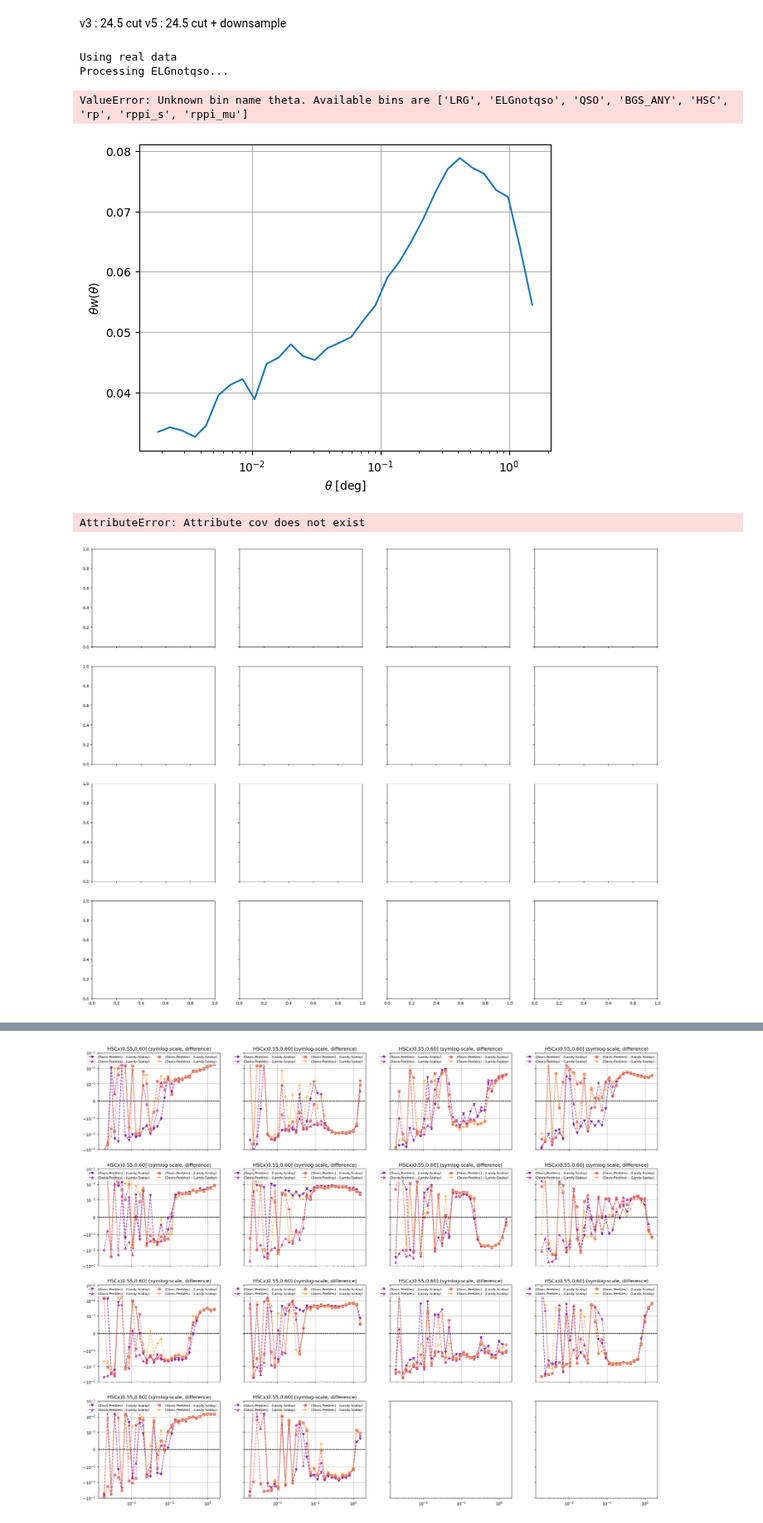
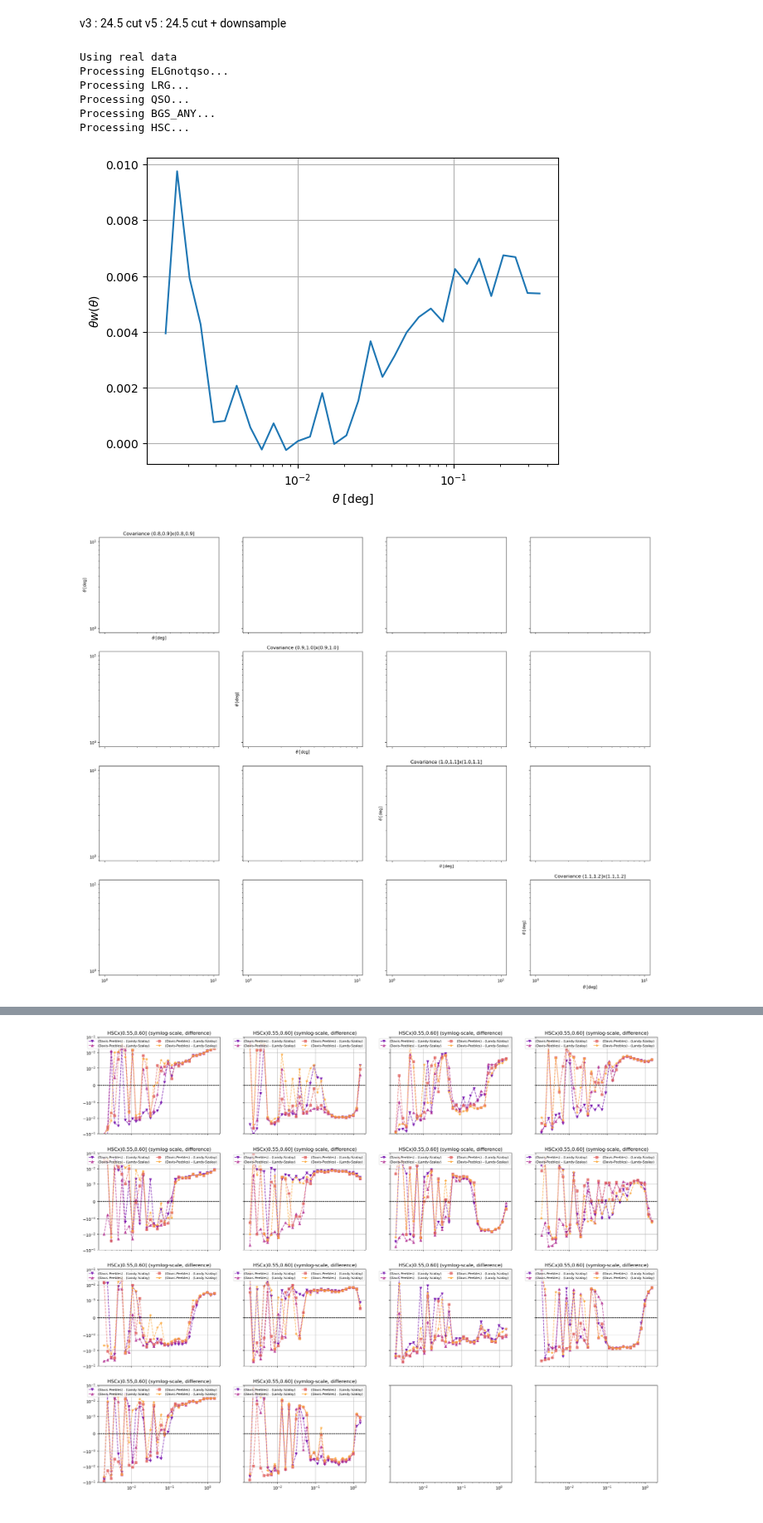
Before and after one commit to JeanCHDJdev/desi-y3-hsc, a Jupyter notebook: src/statistics/nb/plot_crosscorr.ipynb, the cells around one changed output, grey strips where cells are left out. Shown at 83% size. Drawn from its saved outputs; the diff is of its cells as text; code cells hidden in the pictures.

```diff
--- a/src/statistics/nb/plot_crosscorr.ipynb
+++ b/src/statistics/nb/plot_crosscorr.ipynb
@@ -48,68 +83,71 @@ v3 : 24.5 cut
 v5 : 24.5 cut + downsample
 # %%
 importlib.reload(cf)
-file_reader_xcorr = cf.CorrFileReader('../outputs/current/cross')
-tgt1 = 'LRG'
-tgt2 = 'LRG'
+file_reader_xcorr = cf.CorrFileReader('../outputs/current/auto_NGC')
+tgt1 = 'QSO'
+tgt2 = 'QSO'
 moc_idx = 1
 # %%
 importlib.reload(ct)
-importlib.reload(cf)
 file_reader_xcorr.make_dndz(sims=0, overwrite=True)
 # %% [output]
 Using real data
 Processing ELGnotqso...
+Processing LRG...
+Processing QSO...
+Processing BGS_ANY...
+Processing HSC...
-ValueError: Unknown bin name theta. Available bins are ['LRG', 'ELGnotqso', 'QSO', 'BGS_ANY', 'HSC', 'rp', 'rppi_s', 'rppi_mu']
 # %%
 res = TwoPointEstimator.load(file_reader_xcorr.get_file(1, 1, tgt1=tgt1, tgt2=tgt2, moc=1))
 res.plot()
 plt.xscale('log')
 # %% [output]
-[figure, old version]
+[figure, new version]
 # %%
 fig, axs = plt.subplots(4, 4, figsize=(25, 20), sharex=True, sharey=True)
 bins_tgt1 = file_reader_xcorr.get_bins(tgt1)
 bins_tgt2 = file_reader_xcorr.get_bins(tgt2)
 
 for i in range(1, len(bins_tgt1)):
     for j in range(1, len(bins_tgt2)):
         try:
             result = TwoPointEstimator.load(
                 file_reader_xcorr.get_file(i, j, tgt1, tgt2, moc_idx)
                 )
             result.rebin(2)
         except FileNotFoundError:
             continue
         try:
             ax = axs[i-1, j-1]
         except IndexError:
             continue
         sep = result.sep
-        cov = result.cov()
+        if hasattr(result, 'cov'):
+            cov = result.cov()
+            corrcoef = utils.cov_to_corrcoef(result.cov())
+            ax.pcolor(sep, sep, corrcoef.T, cmap=plt.get_cmap('jet_r'), vmin=0, vmax=1)
 
-        corrcoef = utils.cov_to_corrcoef(result.cov())
-
-        ax.pcolor(sep, sep, corrcoef.T, cmap=plt.get_cmap('jet_r'), vmin=0, vmax=1)
         ax.set_title(f'Covariance ({bins_tgt1[i-1]:.1f},{bins_tgt1[i]:.1f}]x({bins_tgt2[j-1]:.1f},{bins_tgt2[j]:.1f}]')
         ax.set_xlabel(r'$\theta$ [deg]')
         ax.set_ylabel(r'$\theta$ [deg]')
         ax.set_xscale('log')
         ax.set_yscale('log')
 
 # Add a single colorbar for all subplots
-cbar = fig.colorbar(
-    axs[0, 0].collections[0],
-    ax=axs,
-    label="Correlation Coefficient",
-    orientation='horizontal',
-    pad=0.02,
-    aspect=40
-    )
-
-plt.show()
+try:
+    cbar = fig.colorbar(
+        axs[0, 0].collections[0],
+        ax=axs,
+        label="Correlation Coefficient",
+        orientation='horizontal',
+        pad=0.02,
+        aspect=40
+        )
+    plt.show()
+except IndexError:
+    pass
 # %% [output]
-AttributeError: Attribute cov does not exist
-[figure, old version]
+[figure, new version]
 # %%
 importlib.reload(cf)
 #file_reader = cu.CorrFileReader('../crosscorr/corr23bgs/')
```
Also changed, not shown: parts of 7 cells of this notebook, 5 other files.
